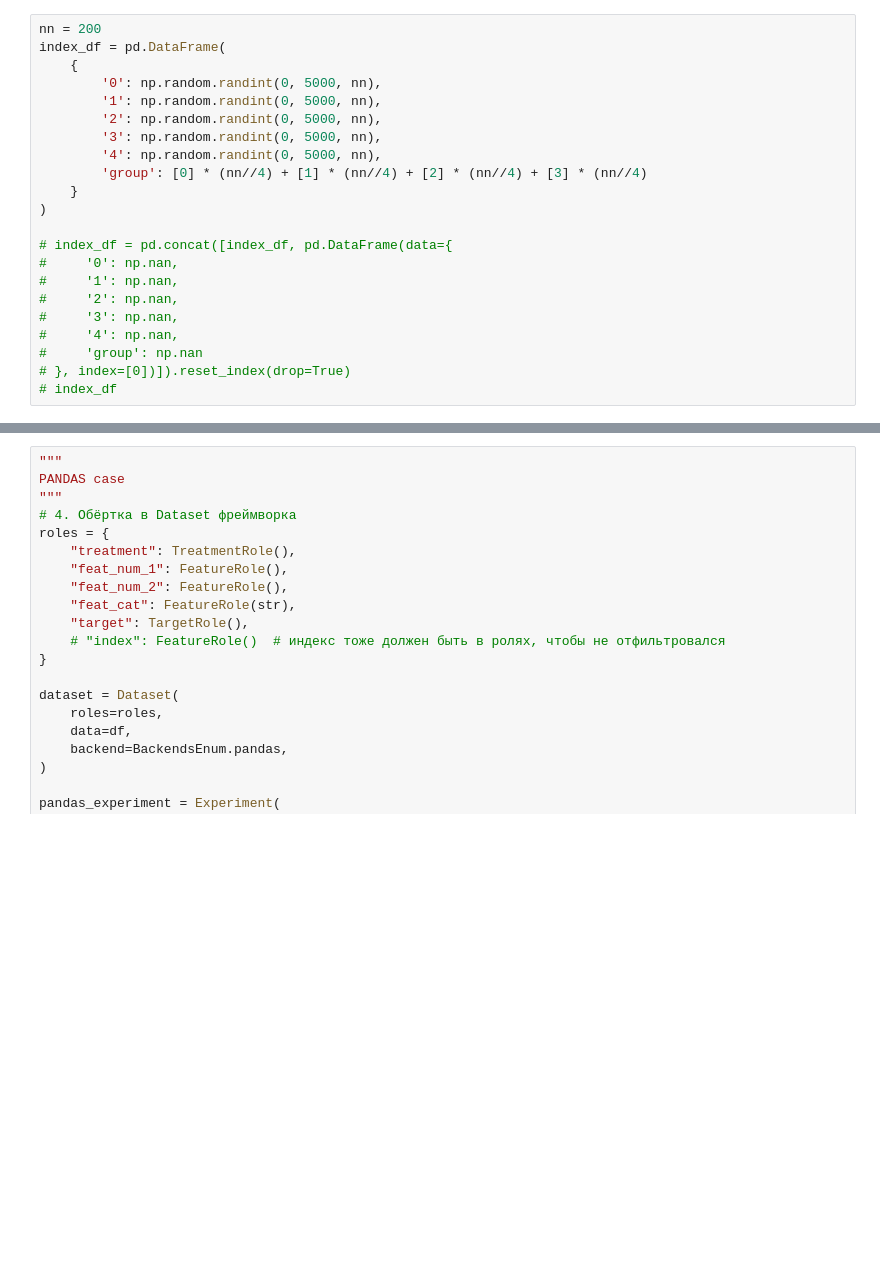
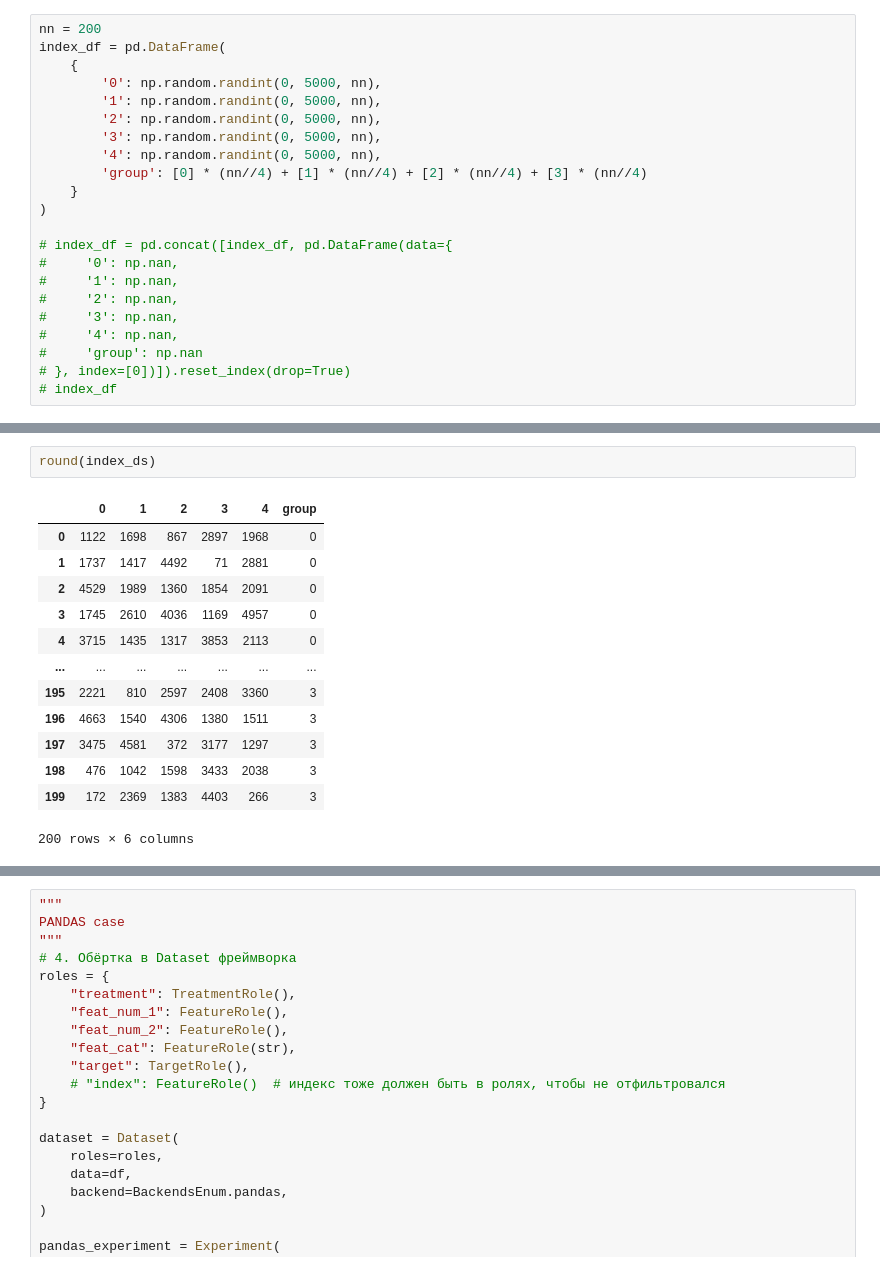
Before and after one commit to sb-ai-lab/HypEx, a Jupyter notebook: perfomance_mathcing.ipynb, the cells around one changed output, grey strips where cells are left out. Drawn from its saved outputs; the diff is of its cells as text; blank space fills up the shorter version.

```diff
--- a/perfomance_mathcing.ipynb
+++ b/perfomance_mathcing.ipynb
@@ -186,4 +189,20 @@ index_ds
 200 rows × 6 columns
+# %%
+round(index_ds)
+# %% [output]
+|  | 0 | 1 | 2 | 3 | 4 | group |
+| 0 | 1122 | 1698 | 867 | 2897 | 1968 | 0 |
+| 1 | 1737 | 1417 | 4492 | 71 | 2881 | 0 |
+| 2 | 4529 | 1989 | 1360 | 1854 | 2091 | 0 |
+| 3 | 1745 | 2610 | 4036 | 1169 | 4957 | 0 |
+| 4 | 3715 | 1435 | 1317 | 3853 | 2113 | 0 |
+| ... | ... | ... | ... | ... | ... | ... |
+| 195 | 2221 | 810 | 2597 | 2408 | 3360 | 3 |
+| 196 | 4663 | 1540 | 4306 | 1380 | 1511 | 3 |
+| 197 | 3475 | 4581 | 372 | 3177 | 1297 | 3 |
+| 198 | 476 | 1042 | 1598 | 3433 | 2038 | 3 |
+| 199 | 172 | 2369 | 1383 | 4403 | 266 | 3 |
+200 rows × 6 columns
 # %%
 roles = {
     "treatment": TreatmentRole(),
```
Also changed, not shown: parts of 8 cells of this notebook, 3 other files.
